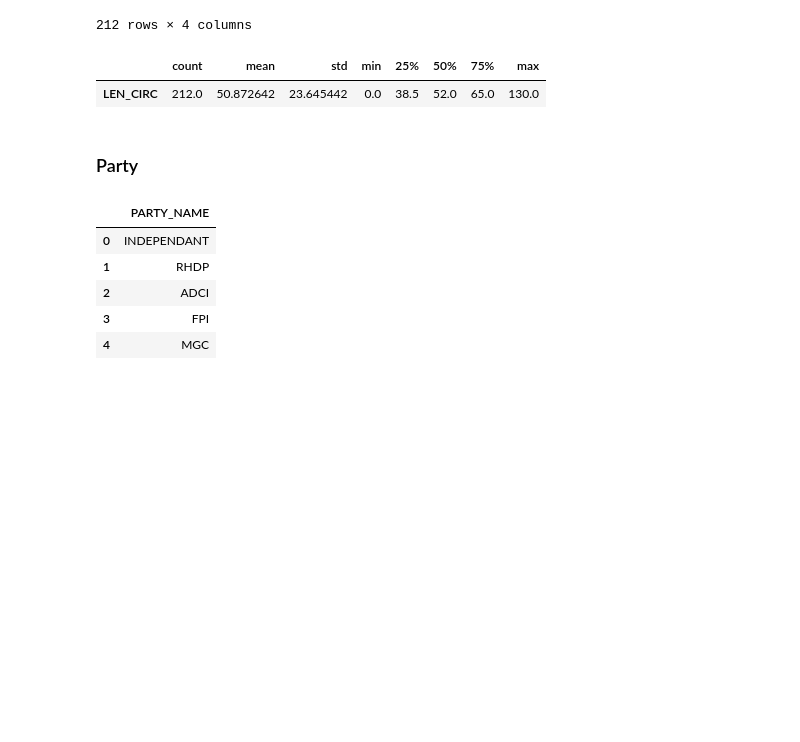
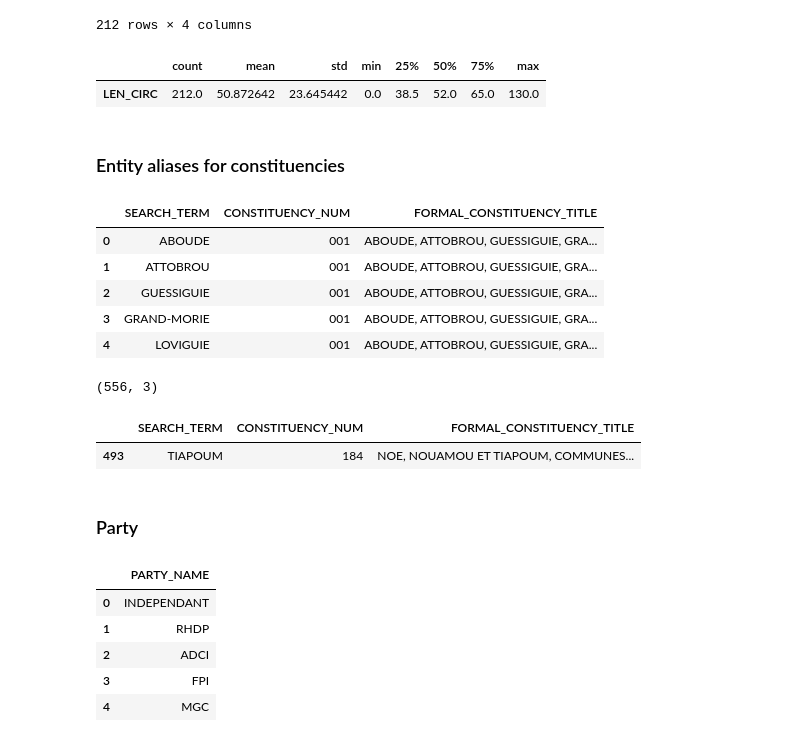
Before and after one commit to dric2018/chat-app, a Jupyter notebook: notebooks/pdf_data_extraction.ipynb, the cells around one changed output. Drawn from its saved outputs; the diff is of its cells as text; code cells hidden in the pictures; blank space fills up the shorter version.

```diff
--- a/notebooks/pdf_data_extraction.ipynb
+++ b/notebooks/pdf_data_extraction.ipynb
@@ -449,3 +451,56 @@ circs.describe().T
 | LEN_CIRC | 212.0 | 50.872642 | 23.645442 | 0.0 | 38.5 | 52.0 | 65.0 | 130.0 |
 # %%
 circs[circs["LEN_CIRC"]>0].to_parquet(osp.join(CFG.PROCESSED_DATA_DIR, "constituencies.parquet"), index=False)
+# %% [markdown]
+### Entity aliases for constituencies
+# %%
+
+# Administrative stop words
+CIV_STOP_WORDS = {
+    "COMMUNES", "ET", "SOUS", "PREFECTURES", "PREFECTURE", "SOUS-PREFECTURES",
+    "SOUS-PREFECTURE", "COMMUNE", "VILLE", "DE", "LA", "LE", "LES"
+}
+
+def generate_aliases(constituency_num, full_title):
+    full_title = normalize_text(
+        full_title,
+        lowercase=False,
+        remove_punctuation=False
+    )
+    clean_title = re.sub(r'[,]', ' ', full_title.upper())
+    words = clean_title.split()
+    aliases = [w for w in words if w not in CIV_STOP_WORDS and len(w) > 2]
+
+    return [(alias, constituency_num, full_title) for alias in aliases]
+# %%
+all_alias_records = []
+
+for idx, row in circs.iterrows():
+    _, circ_num, circ_title, _ = row.values
+
+    aliases = generate_aliases(circ_num, circ_title)
+
+    all_alias_records.extend(aliases)
+# %%
+entity_alias_df = pd.DataFrame(
+    all_alias_records,
+    columns=['SEARCH_TERM', 'CONSTITUENCY_NUM', 'FORMAL_CONSTITUENCY_TITLE']
+)
+
+entity_alias_df.head()
+# %% [output]
+|  | SEARCH_TERM | CONSTITUENCY_NUM | FORMAL_CONSTITUENCY_TITLE |
+| 0 | ABOUDE | 001 | ABOUDE, ATTOBROU, GUESSIGUIE, GRA... |
+| 1 | ATTOBROU | 001 | ABOUDE, ATTOBROU, GUESSIGUIE, GRA... |
+| 2 | GUESSIGUIE | 001 | ABOUDE, ATTOBROU, GUESSIGUIE, GRA... |
+| 3 | GRAND-MORIE | 001 | ABOUDE, ATTOBROU, GUESSIGUIE, GRA... |
+| 4 | LOVIGUIE | 001 | ABOUDE, ATTOBROU, GUESSIGUIE, GRA... |
+# %%
+entity_alias_df.shape
+# %% [output]
+(556, 3)
+# %%
+entity_alias_df[entity_alias_df.SEARCH_TERM == "TIAPOUM"]
+# %% [output]
+|  | SEARCH_TERM | CONSTITUENCY_NUM | FORMAL_CONSTITUENCY_TITLE |
+| 493 | TIAPOUM | 184 | NOE, NOUAMOU ET TIAPOUM, COMMUNES... |
```
Also changed, not shown: parts of 8 cells of this notebook, 13 other files.
